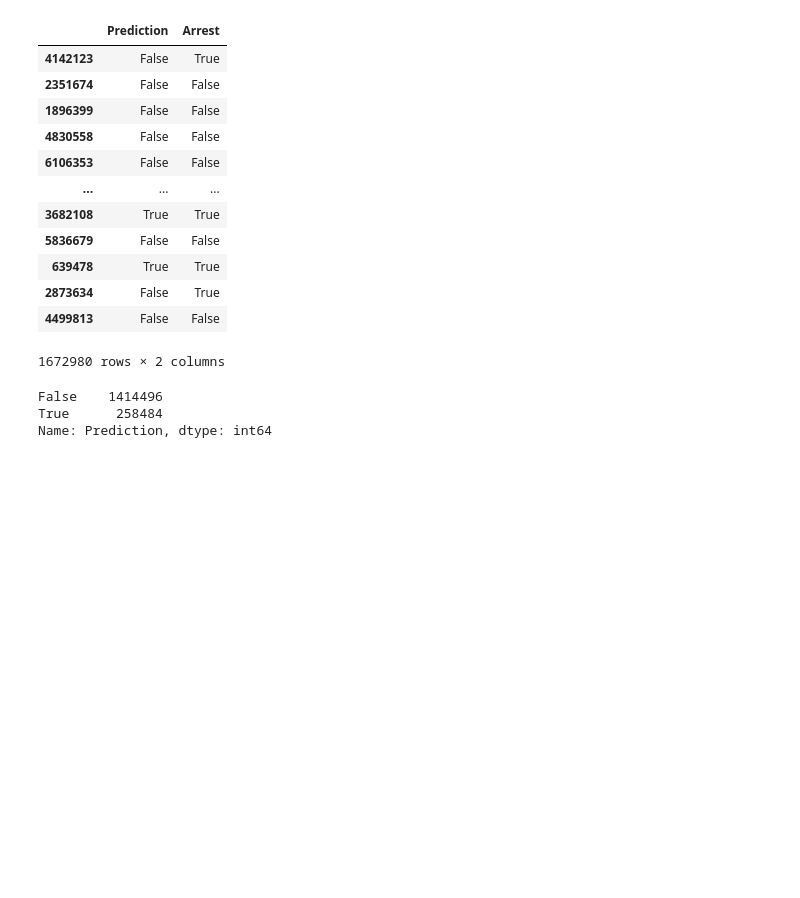
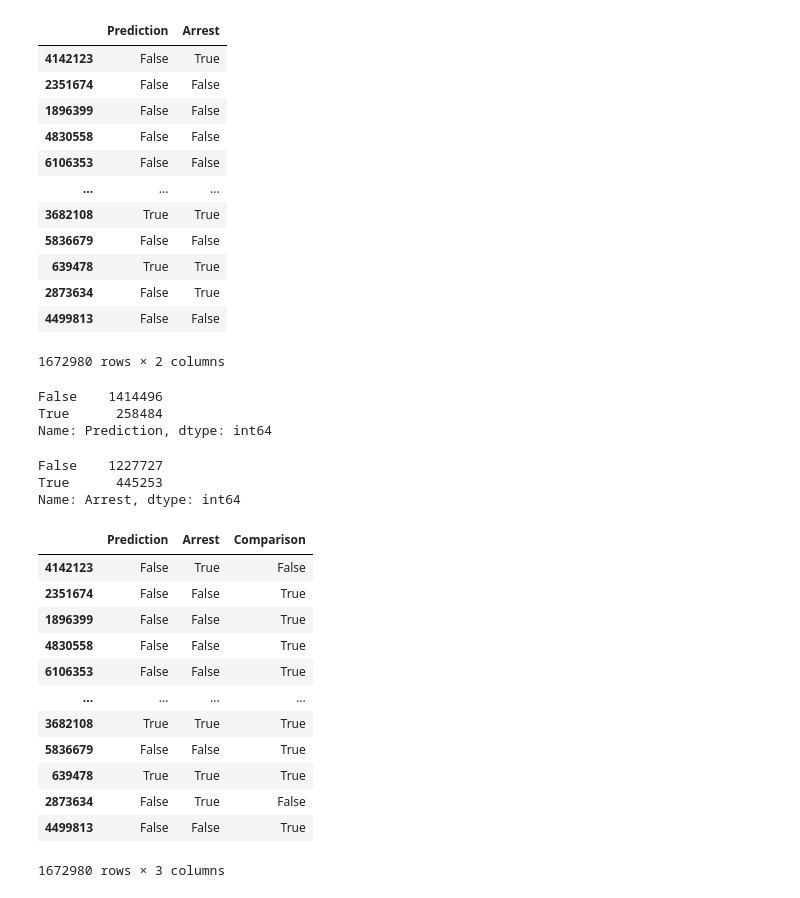
Before and after one commit to Karla-Flores/Arrests-Predictor, a Jupyter notebook: Logistic_Regression/Chicago_Crime_LR.ipynb, the cells around one changed output. Drawn from its saved outputs; the diff is of its cells as text; code cells hidden in the pictures; blank space fills up the shorter version.

```diff
--- a/Logistic_Regression/Chicago_Crime_LR.ipynb
+++ b/Logistic_Regression/Chicago_Crime_LR.ipynb
@@ -72,7 +73,7 @@ X_test_scaled = scaler.transform(X_test)
 # Logistic Regression
 # %%
 # Train the Logistic Regression model on the scaled data and print the model score
-model = LogisticRegression()
+model = LogisticRegression(solver = 'lbfgs')
 model.fit(X_train_scaled, y_train)
 print(f'Training Score: {round(model.score(X_train_scaled, y_train)*100,4)}%')
 print(f'Testing Score: {round(model.score(X_test_scaled, y_test)*100,4)}%')
@@ -131,7 +132,29 @@ False    1414496
 True      258484
 Name: Prediction, dtype: int64
 # %%
-result_df['Prediction'].value_counts()
+result_df['Arrest'].value_counts()
+# %% [output]
+False    1227727
+True      445253
+Name: Arrest, dtype: int64
+# %%
+comparison = np.where(result_df["Prediction"] == result_df["Arrest"], True, False)
+comparison =pd.DataFrame({"Prediction": predictions, "Arrest": y_test, "Comparison": comparison})
+comparison
+# %% [output]
+|  | Prediction | Arrest | Comparison |
+| 4142123 | False | True | False |
+| 2351674 | False | False | True |
+| 1896399 | False | False | True |
+| 4830558 | False | False | True |
+| 6106353 | False | False | True |
+| ... | ... | ... | ... |
+| 3682108 | True | True | True |
+| 5836679 | False | False | True |
+| 639478 | True | True | True |
+| 2873634 | False | True | False |
+| 4499813 | False | False | True |
+1672980 rows × 3 columns
 # %%
 # Saving the model
 # df.to_hdf(h5File, "../Resources/logistic_regression.h5");
```
Also changed, not shown: parts of 1 cell of this notebook, 1 other file.
